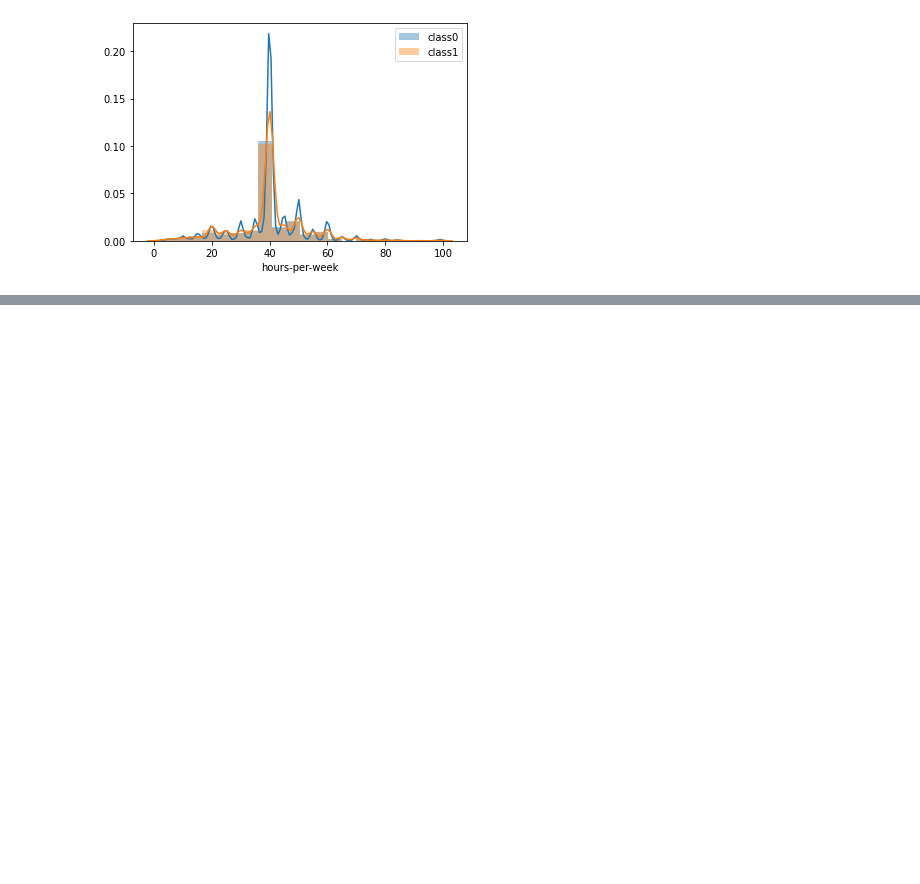
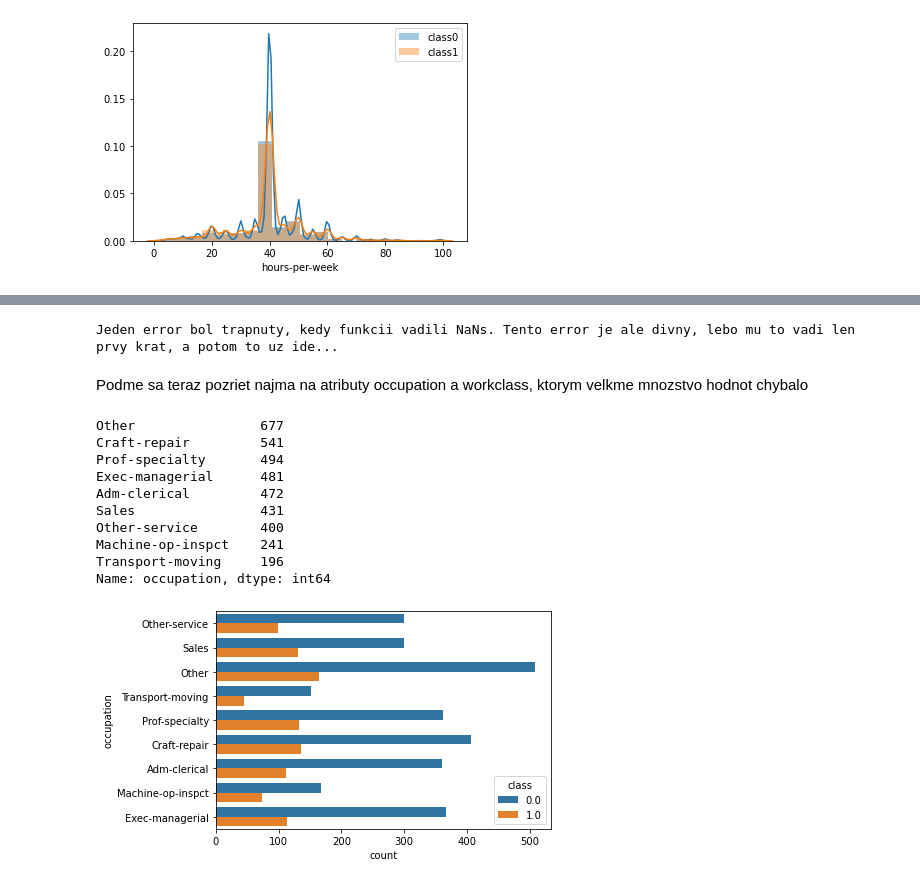
Before and after one commit to MakoHnat/IAU, a Jupyter notebook: Preprocessing_Marcel.ipynb, the cells around one changed output, grey strips where cells are left out. Saved outputs shown, nothing was run; the diff lists cells and outputs as text; code cells hidden in the pictures; blank space fills up the shorter version.

```diff
--- a/Preprocessing_Marcel.ipynb
+++ b/Preprocessing_Marcel.ipynb
@@ -527,0 +576,21 @@ identify_outliers(data["hours-per-week"]).shape
+# %%
+data = data.drop(columns=["hours-per-week"])
+data = categ_impute_iterativeImputer(data, ["occupation", "workclass", "income", "hours-per-week-cat"], max_iter=20)
+# %% [output]
+Jeden error bol trapnuty, kedy funkcii vadili NaNs. Tento error je ale divny, lebo mu to vadi len prvy krat, a potom to uz ide...
+# %% [markdown]
+Podme sa teraz pozriet najma na atributy occupation a workclass, ktorym velkme mnozstvo hodnot chybalo
+# %%
+visual.univariate_categ_to_class(data, "occupation")
+# %% [output]
+Other                677
+Craft-repair         541
+Prof-specialty       494
+Exec-managerial      481
+Adm-clerical         472
+Sales                431
+Other-service        400
+Machine-op-inspct    241
+Transport-moving     196
+Name: occupation, dtype: int64
+[figure, added]
```
Also changed, not shown: parts of 65 cells of this notebook.
